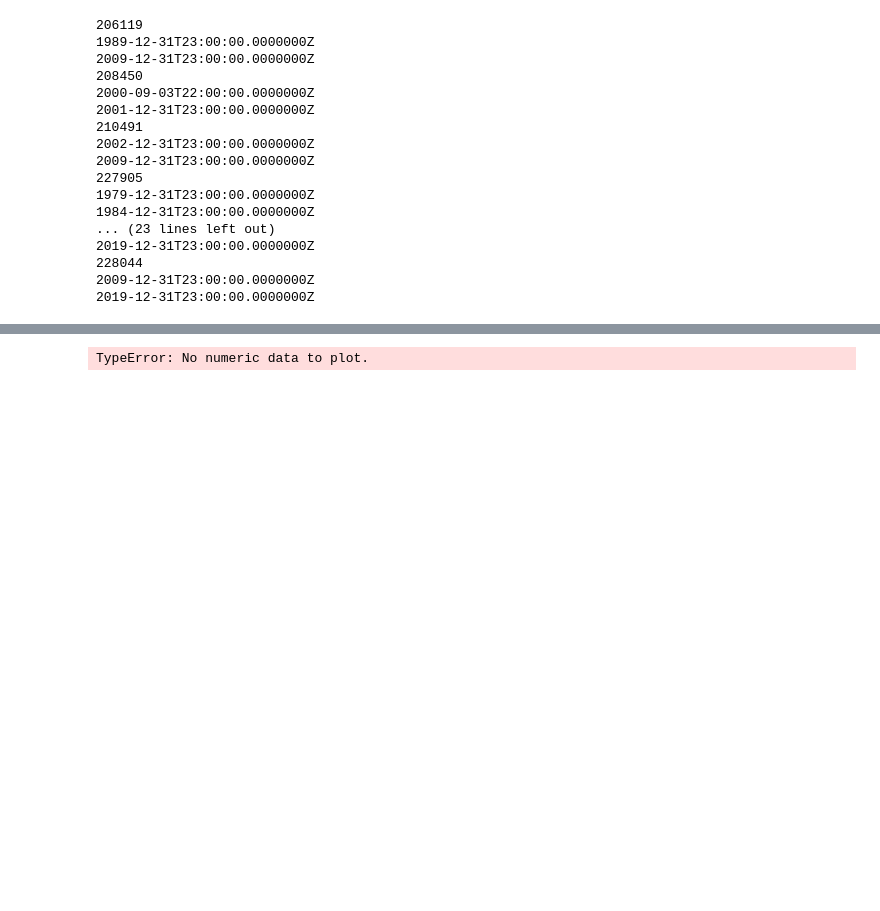
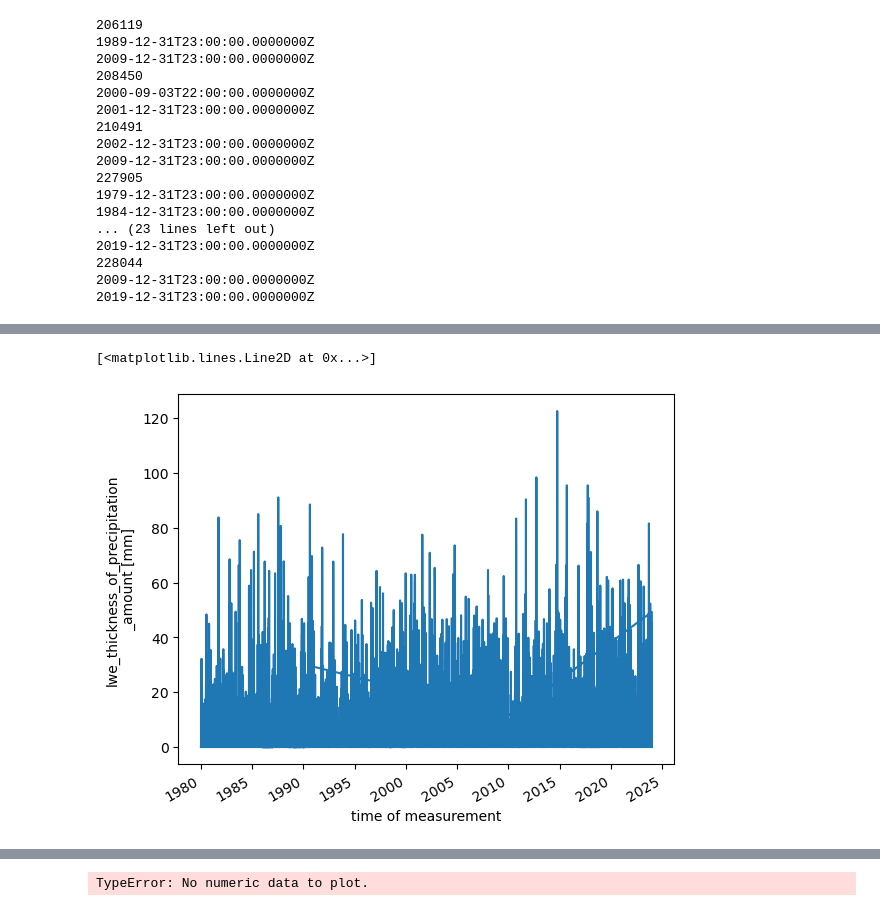
Before and after one commit to ch02120/actris-jupyter-hub, a Jupyter notebook: dev-actris-jupyter-hub/actris-norway-hackathon/use-case-5-6-aggregate-combine/aggregate-combine.ipynb, the cells around one changed output, grey strips where cells are left out. Drawn from its saved outputs; the diff is of its cells as text; code cells hidden in the pictures; blank space fills up the shorter version.

```diff
--- a/dev-actris-jupyter-hub/actris-norway-hackathon/use-case-5-6-aggregate-combine/aggregate-combine.ipynb
+++ b/dev-actris-jupyter-hub/actris-norway-hackathon/use-case-5-6-aggregate-combine/aggregate-combine.ipynb
@@ -105,0 +193,5 @@ list_ds
+# %%
+precip_ds.plot()
+# %% [output]
+[<matplotlib.lines.Line2D at 0x...>]
+[figure, added]
```
Also changed, not shown: parts of 9 cells of this notebook, 2 other files.
